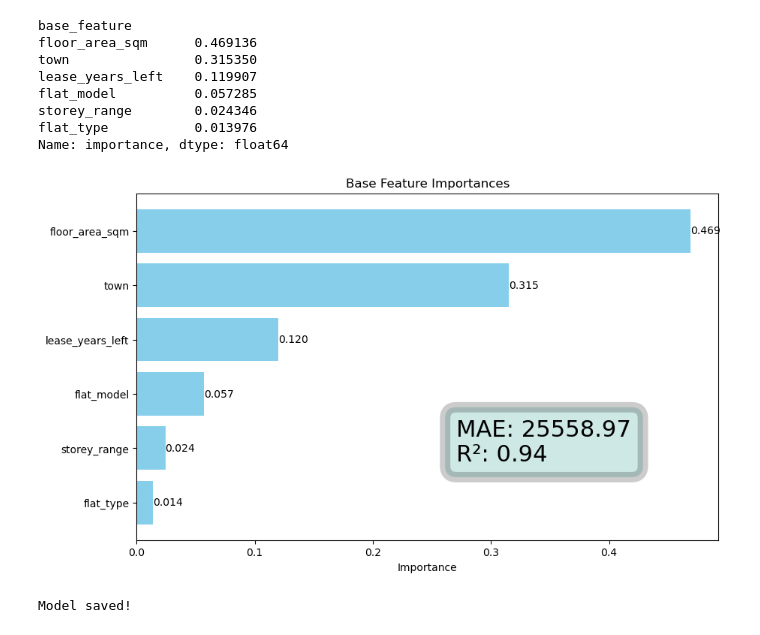
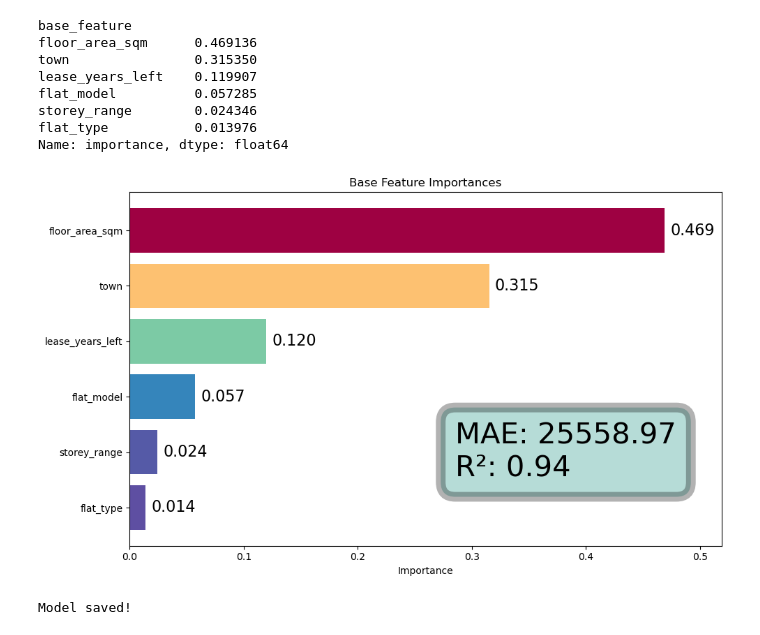
Before and after one commit to jayelle0609/HDB_Historical_Price_Analysis, a Jupyter notebook: HDB_Prices_Forecast.ipynb, the cells around one changed output. Cells and saved outputs as stored; diff of their text form; code cells hidden in the pictures.

```diff
--- a/HDB_Prices_Forecast.ipynb
+++ b/HDB_Prices_Forecast.ipynb
@@ -988,37 +977,54 @@ flat_type           0.013976
 Name: importance, dtype: float64
 # %%
 import matplotlib.pyplot as plt
+import numpy as np
+from sklearn.metrics import mean_absolute_error, r2_score
 
-# Your summarized data
 features = ['floor_area_sqm', 'town', 'lease_years_left', 'flat_model', 'storey_range', 'flat_type']
-importances = [0.469136, 0.315350, 0.119907, 0.057285, 0.024346, 0.013976]
+importances = np.array([0.469136, 0.315350, 0.119907, 0.057285, 0.024346, 0.013976])
 
-# Example metric values — replace with your actual values
+# Example metric values
 mae = mean_absolute_error(y_test, y_pred)
 r2 = r2_score(y_test, y_pred)
 
 plt.figure(figsize=(10, 6))
-bars = plt.barh(features, importances, color='skyblue')
+
+# Normalize importance for colormap (0 to 1)
+norm = plt.Normalize(importances.min(), importances.max())
+
+# Choose a modern sequential colormap (e.g., 'viridis', 'plasma', 'cividis', 'magma')
+cmap = plt.cm.Spectral_r
+
+# Map normalized importance to colors
+colors = cmap(norm(importances))
+
+bars = plt.barh(features, importances, color=colors)
 plt.xlabel('Importance')
 plt.title('Base Feature Importances')
+# Add padding to the right of the plot
+max_width = max(importances)
+plt.xlim(0, max_width + 0.05)  # Add 0.1 (or adjust) to create space
 
-# Add value labels to bars
-for bar in bars:
+
+# Add value labels to bars (with white text for darker bars)
+for bar, imp in zip(bars, importances):
     width = bar.get_width()
-    plt.text(width, bar.get_y() + bar.get_height()/2,
-             f'{width:.3f}', va='center')
+    color = 'white' if norm(imp) > 0.6 else 'black'  # contrast for readability
+    plt.text(width+0.005, bar.get_y() + bar.get_height()/2,
+             f'{width:.3f}', va='center', ha='left', color='#000000', fontsize=16)
 
 plt.gca().invert_yaxis()  # Highest importance on top
 
 # Annotate evaluation metrics
 metrics_text = f'MAE: {mae:.2f}\nR²: {r2:.2f}'
 plt.text(0.55, 0.35, metrics_text, transform=plt.gca().transAxes,
-         fontsize=22, verticalalignment='top',
-         bbox=dict(boxstyle='round,pad=0.5', linewidth = 10, edgecolor = "#000000FF", facecolor="#0E8C7D63", alpha=0.2))
+         fontsize=30, verticalalignment='top',
+         bbox=dict(boxstyle='round,pad=0.5', linewidth=10, edgecolor="#000000FF", facecolor="#0E8C7D63", alpha=0.3))
 
+plt.tight_layout()
 plt.show()
 # %% [output]
-[figure, old version]
+[figure, new version]
 # %%
 import joblib
 
```
Also changed, not shown: parts of 1 cell of this notebook.
